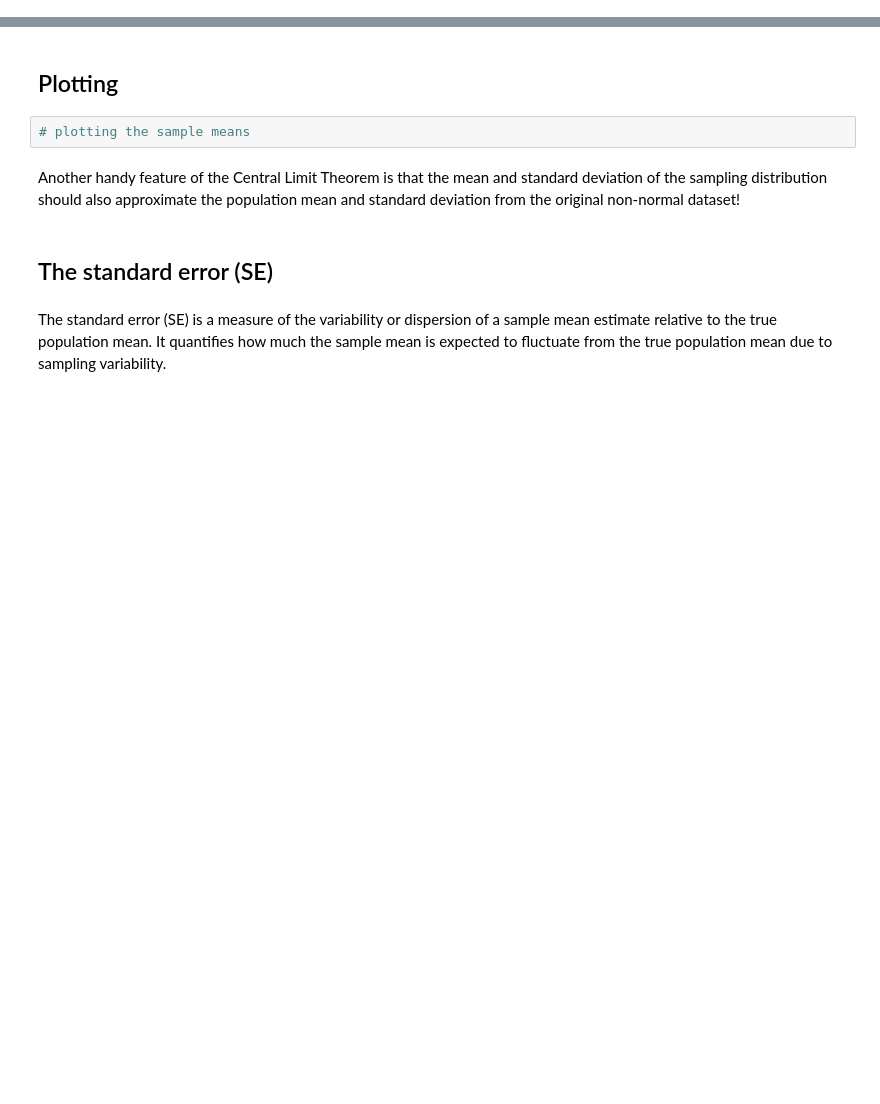
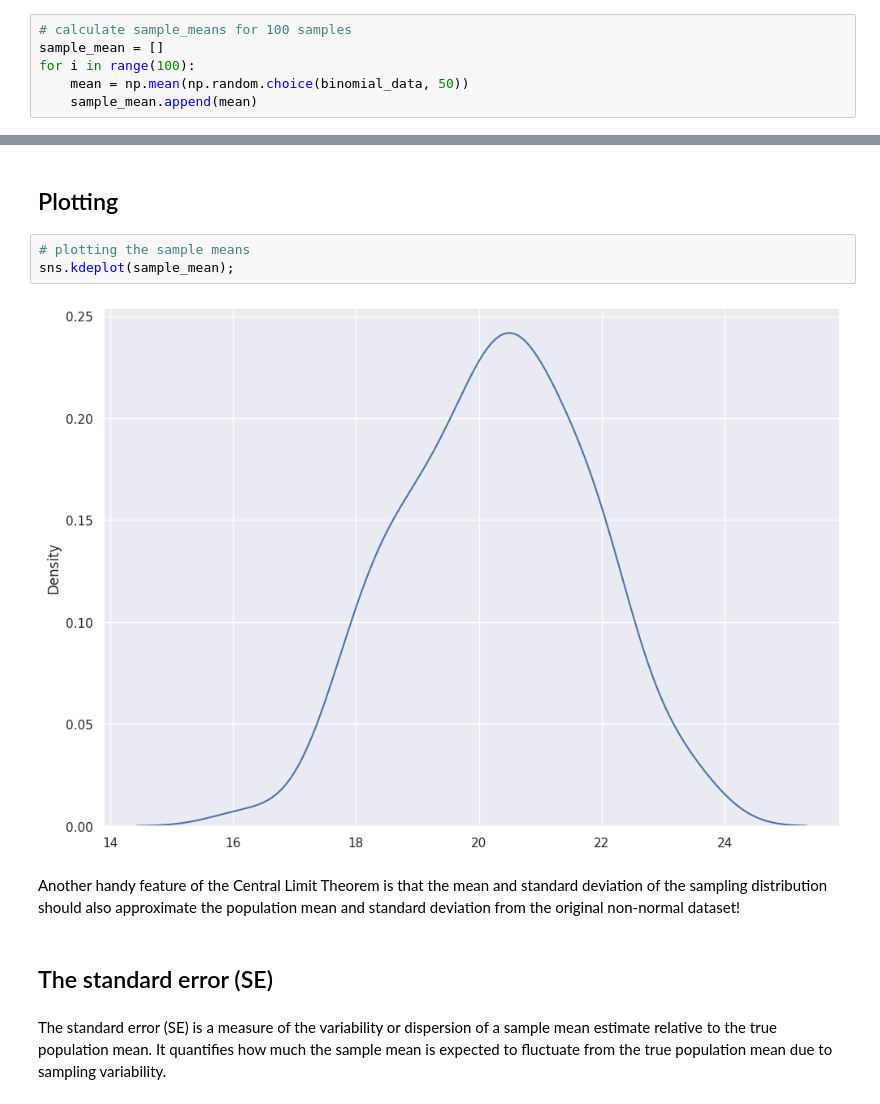
Before and after one commit to Patricknmaina/CLT_Confidence_intervals, a Jupyter notebook: index.ipynb, the cells around one changed output, grey strips where cells are left out. Saved outputs shown, nothing was run; the diff lists cells and outputs as text; blank space fills up the shorter version.

```diff
--- a/index.ipynb
+++ b/index.ipynb
@@ -29,0 +40,6 @@ np.random.seed(42)
+# %%
+# calculate sample_means for 100 samples
+sample_mean = []
+for i in range(100):
+    mean = np.mean(np.random.choice(binomial_data, 50))
+    sample_mean.append(mean)
@@ -31,6 +68,9 @@ np.random.seed(42)
 ## Plotting
 # %%
 # plotting the sample means
+sns.kdeplot(sample_mean);
+# %% [output]
+[figure, added]
 # %% [markdown]
 Another handy feature of the Central Limit Theorem is that the mean and standard deviation of the sampling distribution should also approximate the population mean and standard deviation from the original non-normal dataset!
 # %% [markdown]
```
Also changed, not shown: parts of 27 cells of this notebook.
